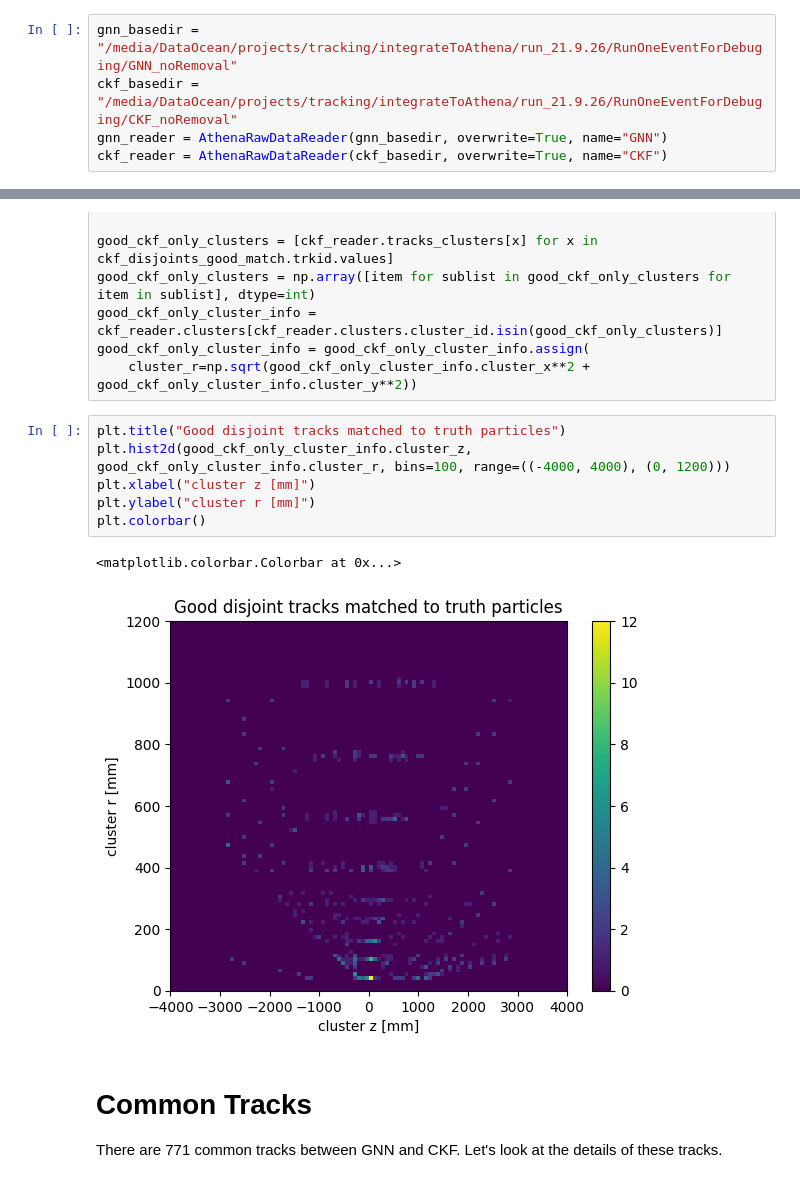
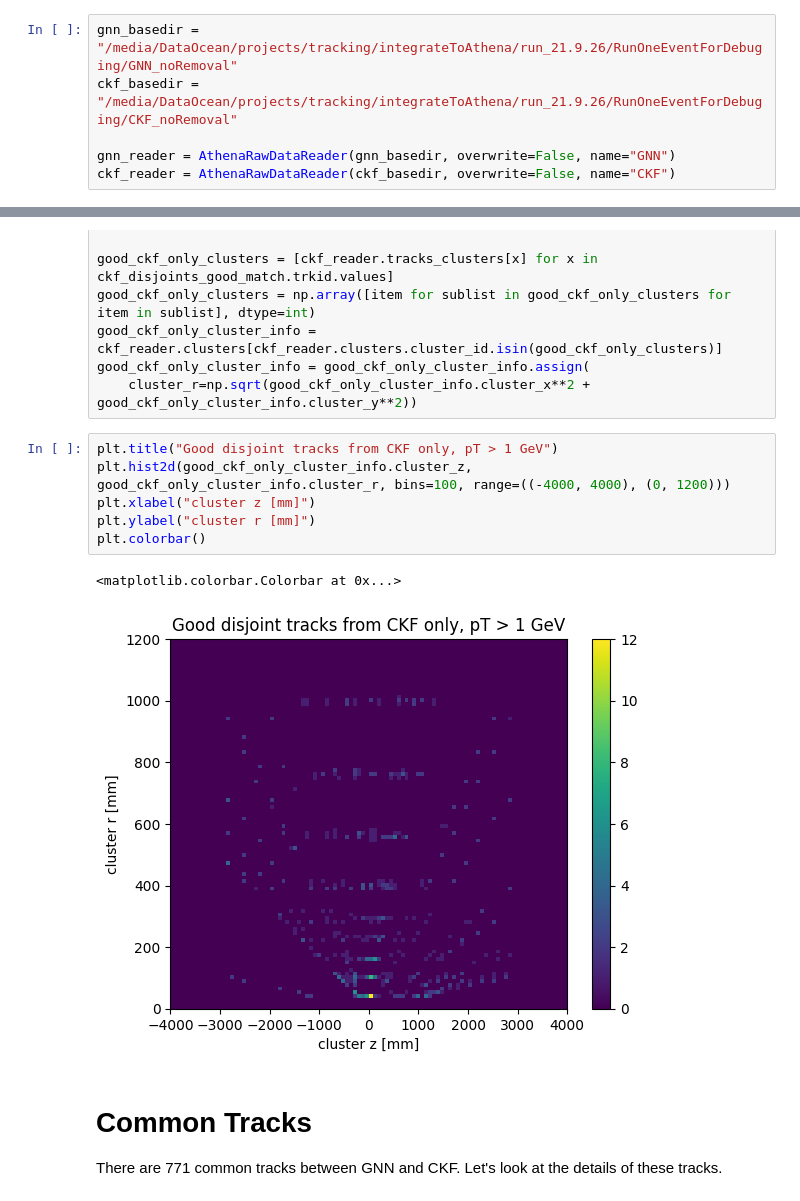
Before and after one commit to xju2/visual_tracks, a Jupyter notebook: notebooks/compare_ckf_with_GNN.ipynb, the cells around one changed output, grey strips where cells are left out. Drawn from its saved outputs; the diff is of its cells as text.

```diff
--- a/notebooks/compare_ckf_with_GNN.ipynb
+++ b/notebooks/compare_ckf_with_GNN.ipynb
@@ -25,8 +26,9 @@ evtid = data_helper.find_event_index(event_number)
 # %%
 gnn_basedir = "/media/DataOcean/projects/tracking/integrateToAthena/run_21.9.26/RunOneEventForDebuging/GNN_noRemoval"
 ckf_basedir = "/media/DataOcean/projects/tracking/integrateToAthena/run_21.9.26/RunOneEventForDebuging/CKF_noRemoval"
-gnn_reader = AthenaRawDataReader(gnn_basedir, overwrite=True, name="GNN")
-ckf_reader = AthenaRawDataReader(ckf_basedir, overwrite=True, name="CKF")
+
+gnn_reader = AthenaRawDataReader(gnn_basedir, overwrite=False, name="GNN")
+ckf_reader = AthenaRawDataReader(ckf_basedir, overwrite=False, name="CKF")
 # %% [output]
 Total 1 events in directory: /media/DataOcean/projects/tracking/integrateToAthena/run_21.9.26/RunOneEventForDebuging/GNN_noRemoval
 Total 1 events in directory: /media/DataOcean/projects/tracking/integrateToAthena/run_21.9.26/RunOneEventForDebuging/CKF_noRemoval
@@ -327,14 +387,14 @@ good_ckf_only_cluster_info = ckf_reader.clusters[ckf_reader.clusters.cluster_id.
 good_ckf_only_cluster_info = good_ckf_only_cluster_info.assign(
     cluster_r=np.sqrt(good_ckf_only_cluster_info.cluster_x**2 + good_ckf_only_cluster_info.cluster_y**2))
 # %%
-plt.title("Good disjoint tracks matched to truth particles")
+plt.title("Good disjoint tracks from CKF only, pT > 1 GeV")
 plt.hist2d(good_ckf_only_cluster_info.cluster_z, good_ckf_only_cluster_info.cluster_r, bins=100, range=((-4000, 4000), (0, 1200)))
 plt.xlabel("cluster z [mm]")
 plt.ylabel("cluster r [mm]")
 plt.colorbar()
 # %% [output]
 <matplotlib.colorbar.Colorbar at 0x...>
-[figure, old version]
+[figure, new version]
 # %% [markdown]
 # Common Tracks
 There are 771 common tracks between GNN and CKF. Let's look at the details of these tracks.
```
Also changed, not shown: parts of 62 cells of this notebook.
